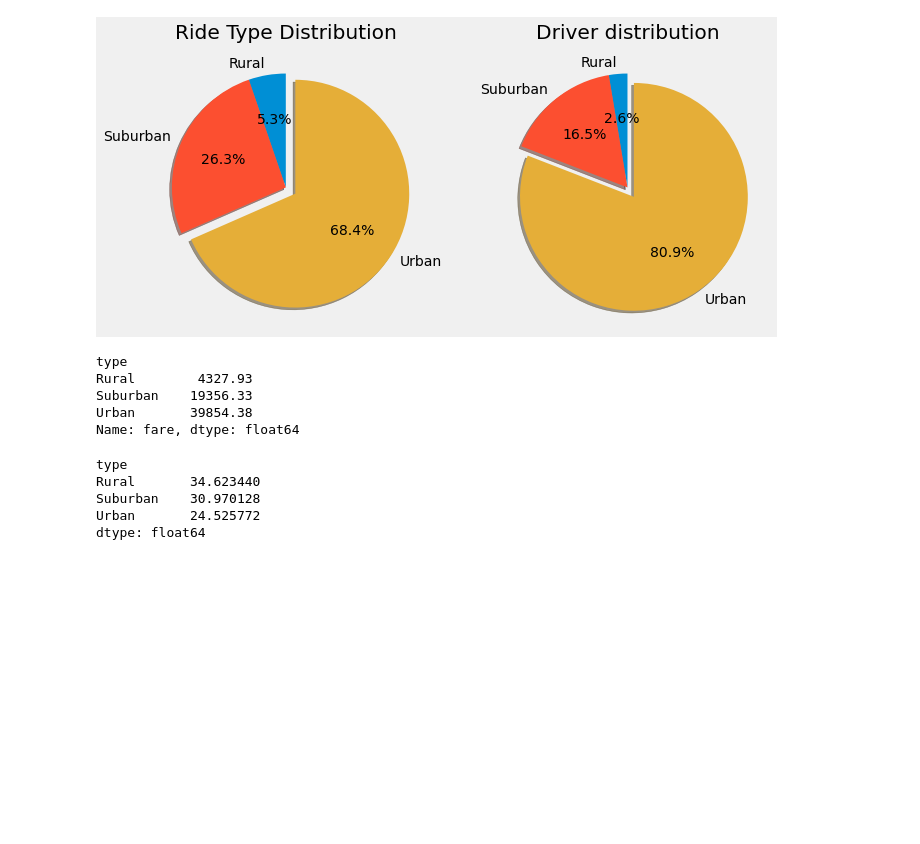
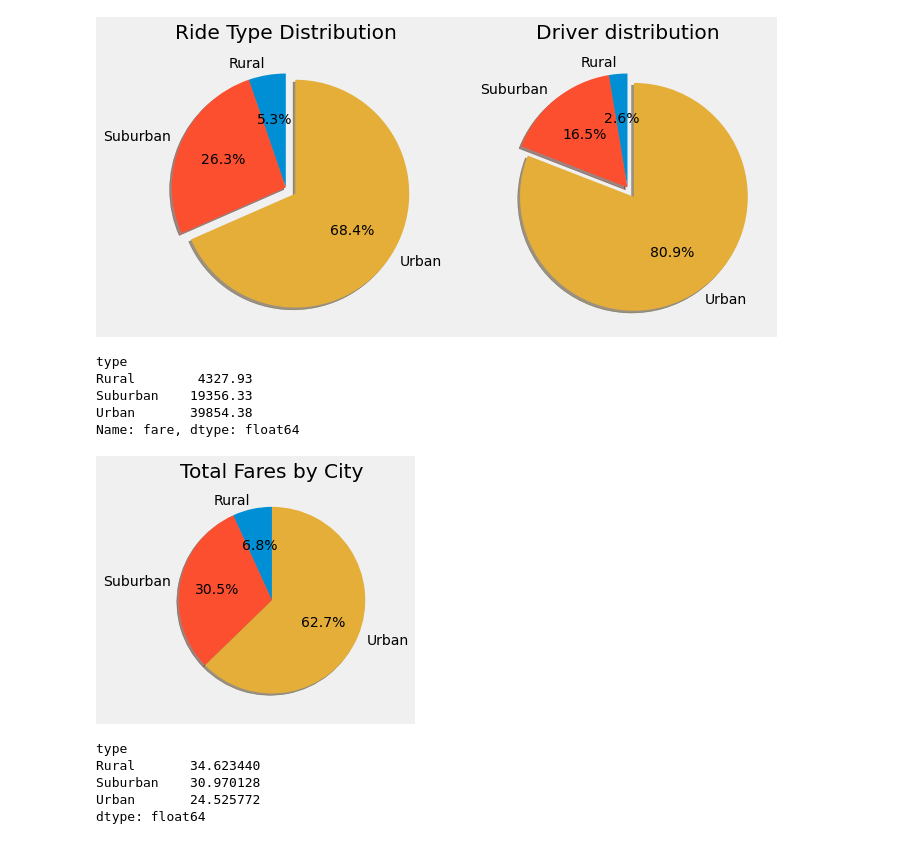
Before and after one commit to iFan13/PyBer_Analysis, a Jupyter notebook: PyBer_Challenge.ipynb, the cells around one changed output. Drawn from its saved outputs; the diff is of its cells as text; code cells hidden in the pictures; blank space fills up the shorter version.

Commit message:
add visualization, update code

```diff
--- a/PyBer_Challenge.ipynb
+++ b/PyBer_Challenge.ipynb
@@ -132,6 +133,28 @@ Rural        4327.93
 Suburban    19356.33
 Urban       39854.38
 Name: fare, dtype: float64
+# %%
+# use style
+style.use('fivethirtyeight')
+
+# initialize fig & ax
+fig,ax=plt.subplots()
+
+# plot
+ax.pie(x=total_fares_by_city_type,
+      labels = total_fares_by_city_type.index,
+      shadow = True,
+      startangle=90,
+      autopct='%.1f%%'
+      )
+ax.set(title="Total Fares by City")
+
+#save the figure
+plt.savefig("analysis/Fares_by_City_Distribution.png")
+
+plt.show()
+# %% [output]
+[figure, added]
 # %%
 #  4. Get the average fare per city type
 average_fare_per_ride_by_type = total_fares_by_city_type.divide(rides_by_city_type)
```
Also changed, not shown: parts of 2 cells of this notebook.
